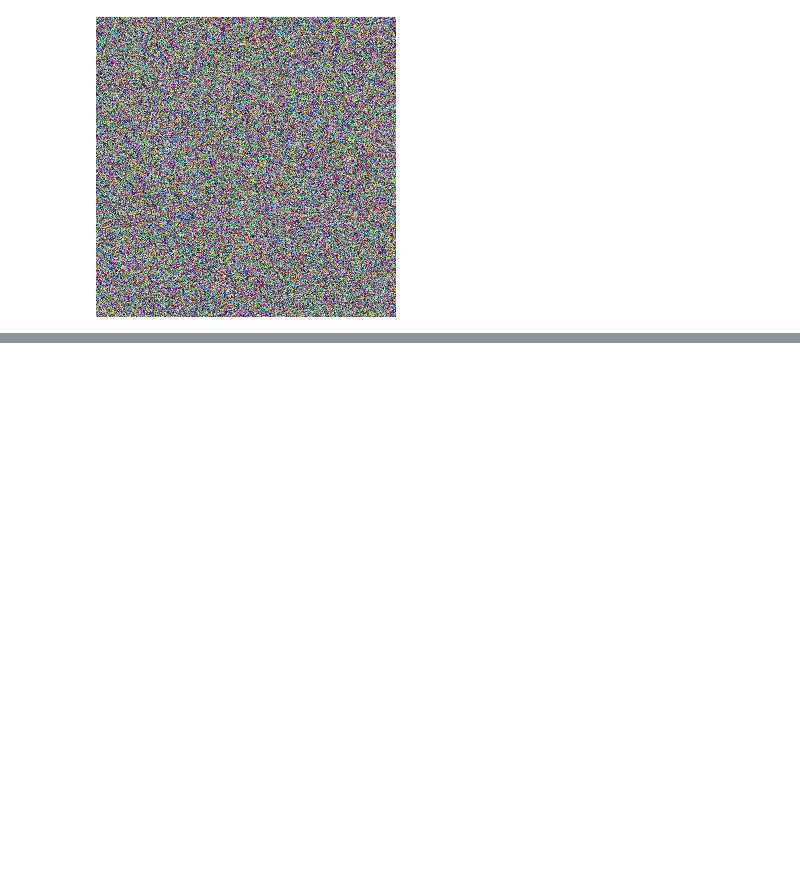
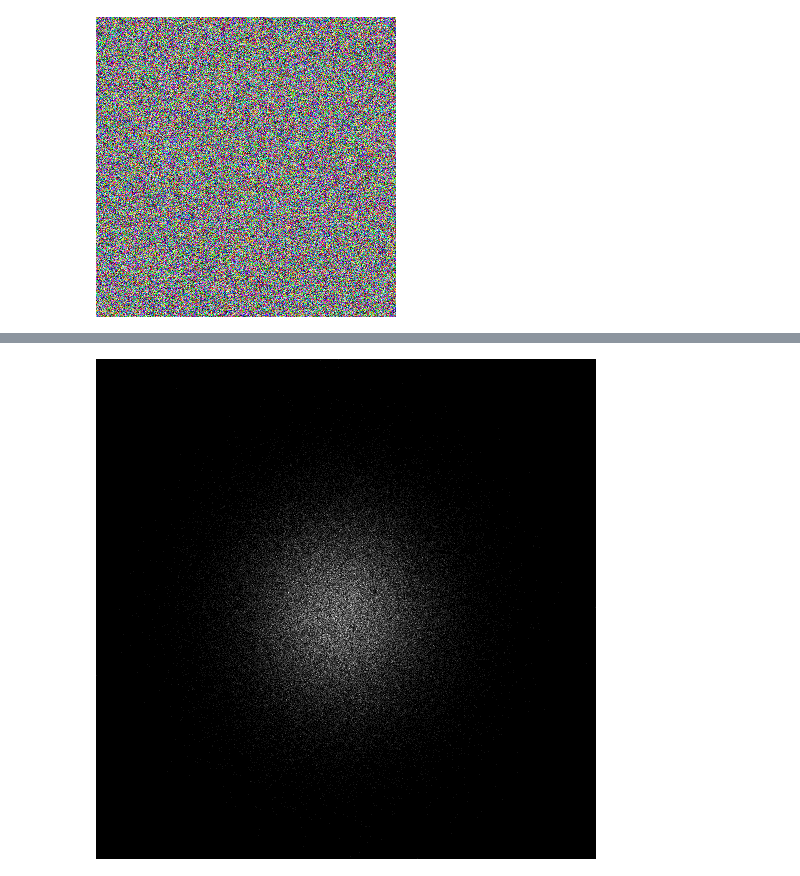
Before and after one commit to jp0utside/Programming-for-Mathematics, a Jupyter notebook: Warmups.ipynb, the cells around one changed output, grey strips where cells are left out. Cells and saved outputs as stored; diff of their text form; code cells hidden in the pictures; blank space fills up the shorter version.

```diff
--- a/Warmups.ipynb
+++ b/Warmups.ipynb
@@ -232,0 +309,10 @@ display(Image.fromarray(pixels))
+# %%
+counts = np.histogram2d(bots[:,0], bots[:, 1], bins = 500)[0]
+# %%
+cmax = np.max(counts)
+pixels = counts * (255/cmax)
+pixels = pixels.astype(np.uint8)
+img = Image.fromarray(pixels)
+display(img)
+# %% [output]
+[figure, added]
```
Also changed, not shown: parts of 10 cells of this notebook.
